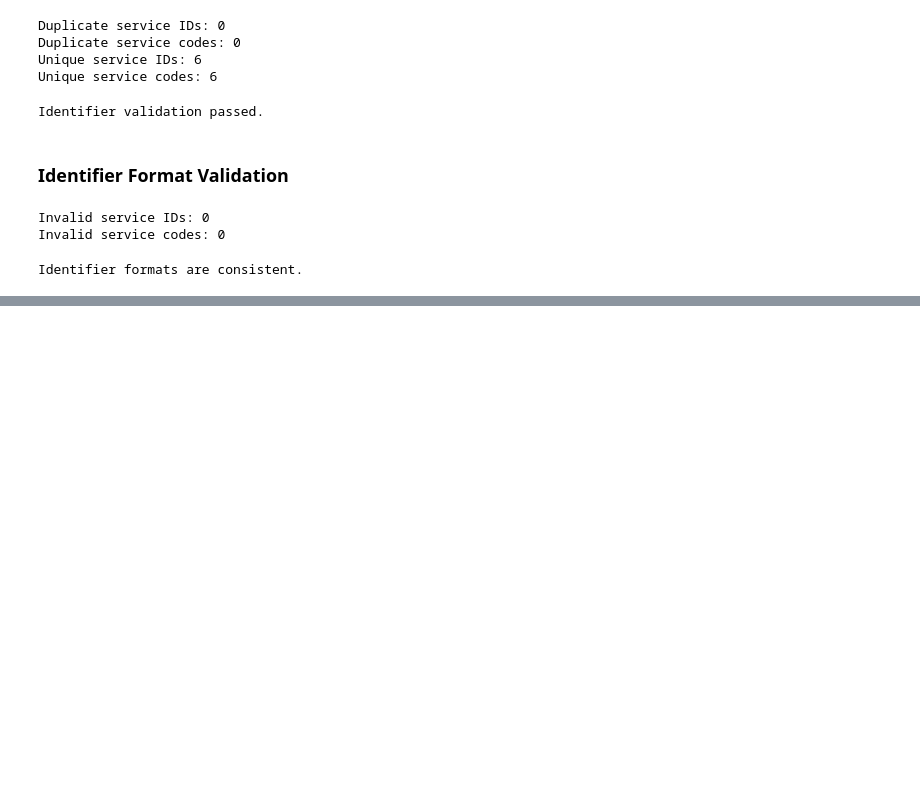
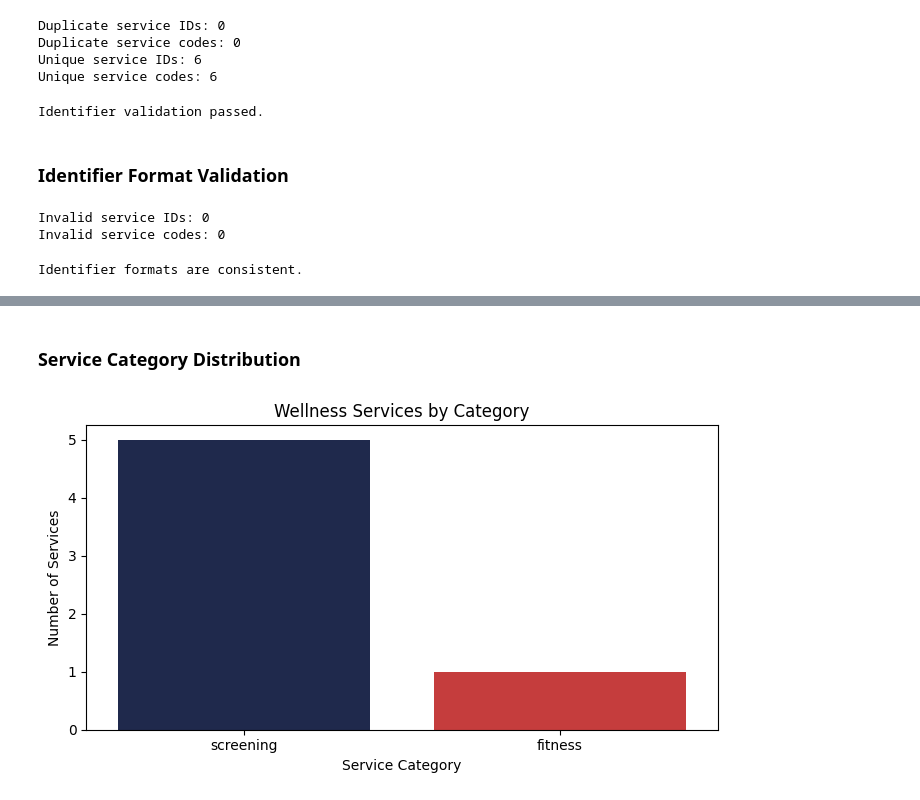
Before and after one commit to vimotechnologies/pulse80, a Jupyter notebook: data-analytics/notebooks/eda/services/service_EDA.ipynb, the cells around one changed output, grey strips where cells are left out. Drawn from its saved outputs; the diff is of its cells as text; code cells hidden in the pictures; blank space fills up the shorter version.

```diff
--- a/data-analytics/notebooks/eda/services/service_EDA.ipynb
+++ b/data-analytics/notebooks/eda/services/service_EDA.ipynb
@@ -104,0 +133,6 @@ Identifier formats are consistent.
+# %% [markdown]
+### Service Category Distribution
+# %%
+plt.figure(figsize=(7, 4)); sns.countplot(data=services, x="category", order=services["category"].value_counts().index, hue="category", palette={"screening": "#172554", "fitness": "#DC2626"}, legend=False); plt.title("Wellness Services by Category"); plt.xlabel("Service Category"); plt.ylabel("Number of Services"); plt.tight_layout(); plt.show()
+# %% [output]
+[figure, added]
```
Also changed, not shown: parts of 9 cells of this notebook.
